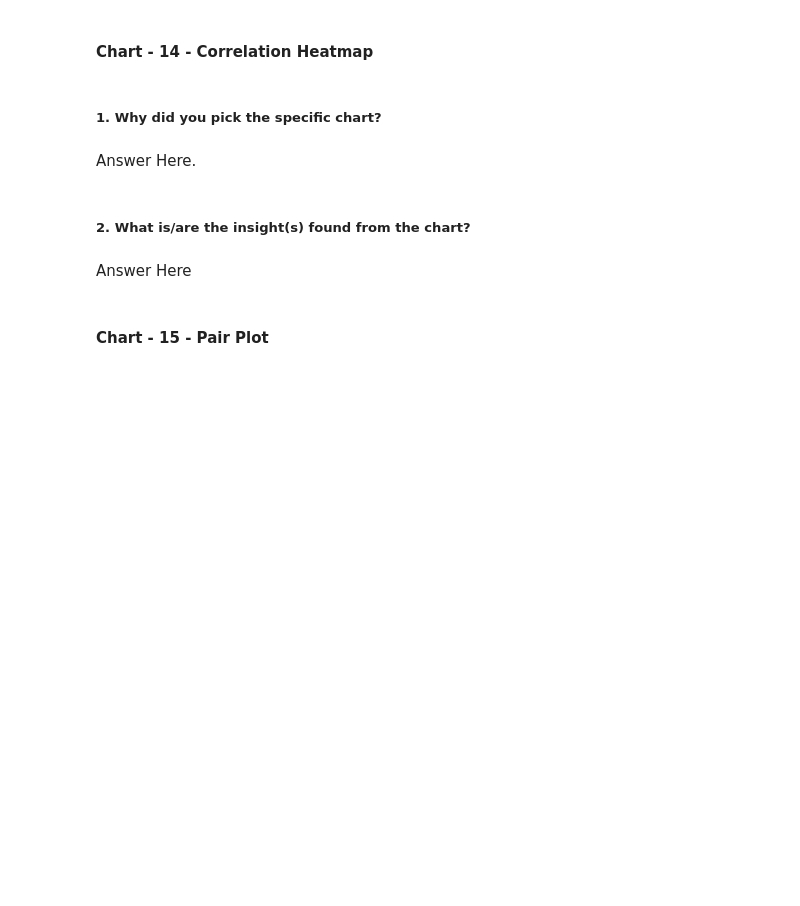
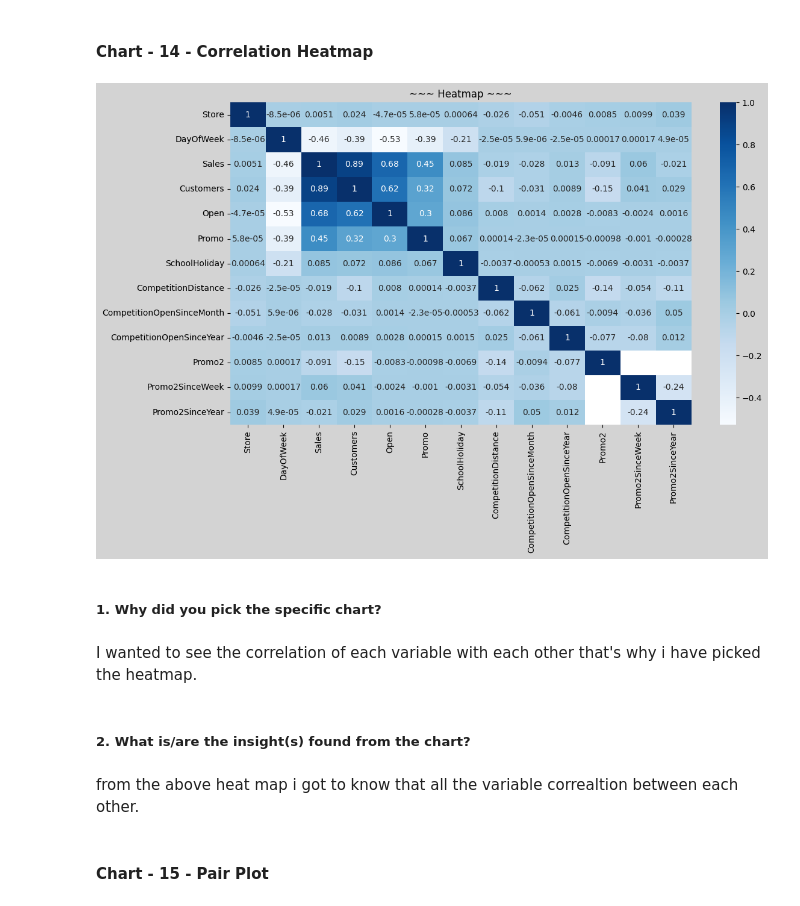
Before and after one commit to hmarathe420/Retail_Sales_Prediction, a Jupyter notebook: Retail_Sales_Prediction.ipynb, the cells around one changed output. Drawn from its saved outputs; the diff is of its cells as text; code cells hidden in the pictures; blank space fills up the shorter version.

Commit message:
Heatmap and Pairplot

```diff
--- a/Retail_Sales_Prediction.ipynb
+++ b/Retail_Sales_Prediction.ipynb
@@ -842,10 +840,22 @@ From the above scatter plot i get to know that how the numeric features are corr
+# %%
+# Correlation Heatmap visualization code
+#ploting the heatmap for each and every variable corelation with each other.
+
+corelation = rossmannstore_df.corr()
+plt.rcParams['figure.autolayout'] = True
+plt.figure(figsize = (12,8), facecolor = 'lightgray')
+plt.title('~~~ Heatmap ~~~')
+sns.heatmap(corelation, annot = True, cmap= 'Blues')
+plt.show()
+# %% [output]
+[figure, added]
 # %% [markdown]
 ##### 1. Why did you pick the specific chart?
-# %% [markdown]
-Answer Here.
+# %% [markdown]
+I wanted to see the correlation of each variable with each other that's why i have picked the heatmap.
 # %% [markdown]
 ##### 2. What is/are the insight(s) found from the chart?
-# %% [markdown]
-Answer Here
+# %% [markdown]
+from the above heat map i got to know that all the variable correaltion between each other.
 # %% [markdown]
 #### Chart - 15 - Pair Plot
```
Also changed, not shown: parts of 7 cells of this notebook.
